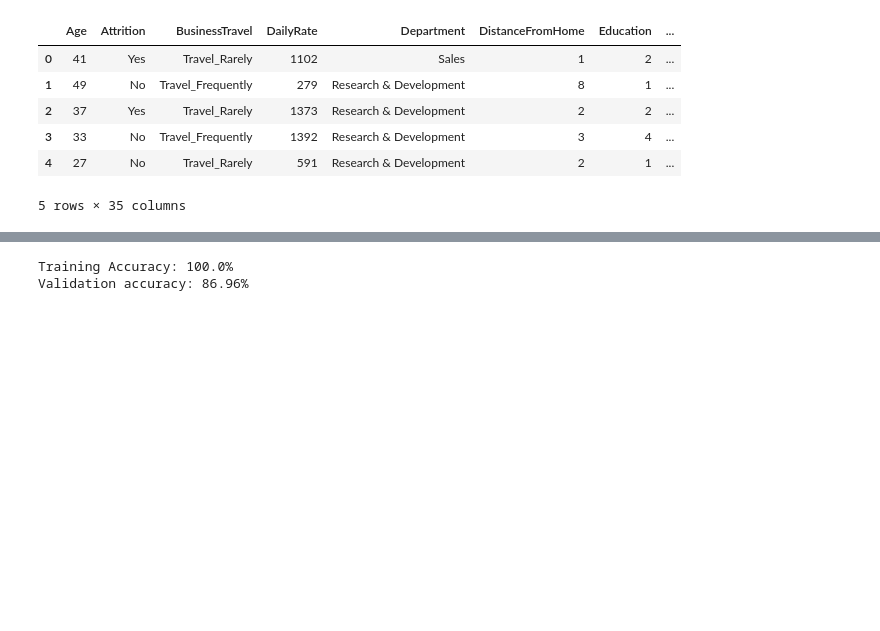
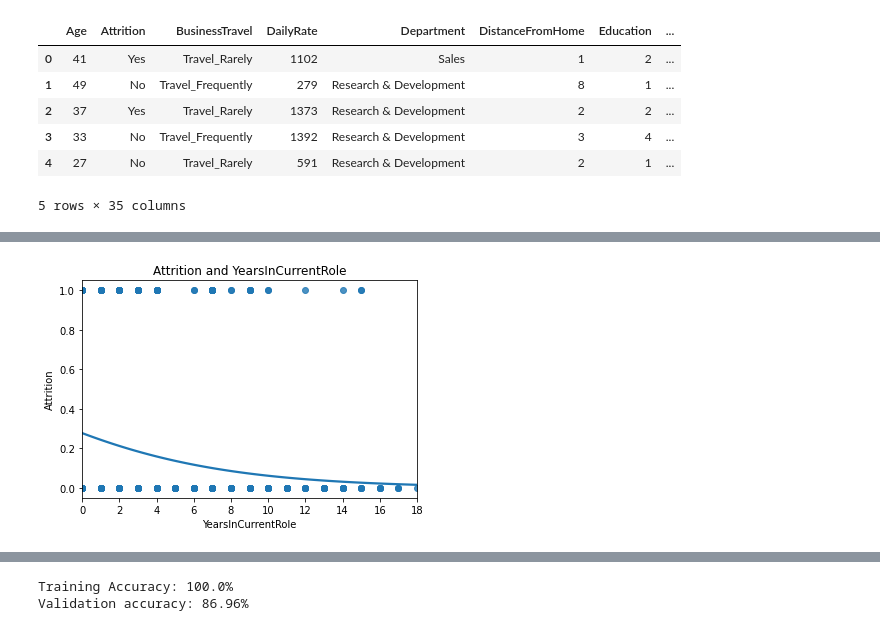
Before and after one commit to clarkkon/IBM-Employee-Attrition-Logistic-Regression, a Jupyter notebook: index.ipynb, the cells around one changed output, grey strips where cells are left out. Drawn from its saved outputs; the diff is of its cells as text; code cells hidden in the pictures; blank space fills up the shorter version.

```diff
--- a/index.ipynb
+++ b/index.ipynb
@@ -137,0 +218,5 @@ X_train, X_test, y_train, y_test = train_test_split(X, y, random_state=42)
+# %%
+sns.regplot(x=X_train[least_correlated_feature2], y=y_train, data=df, logistic=True, ci=None).set(title=
+    'Attrition and {}'.format(least_correlated_feature2));
+# %% [output]
+[figure, added]
```
Also changed, not shown: parts of 59 cells of this notebook.
